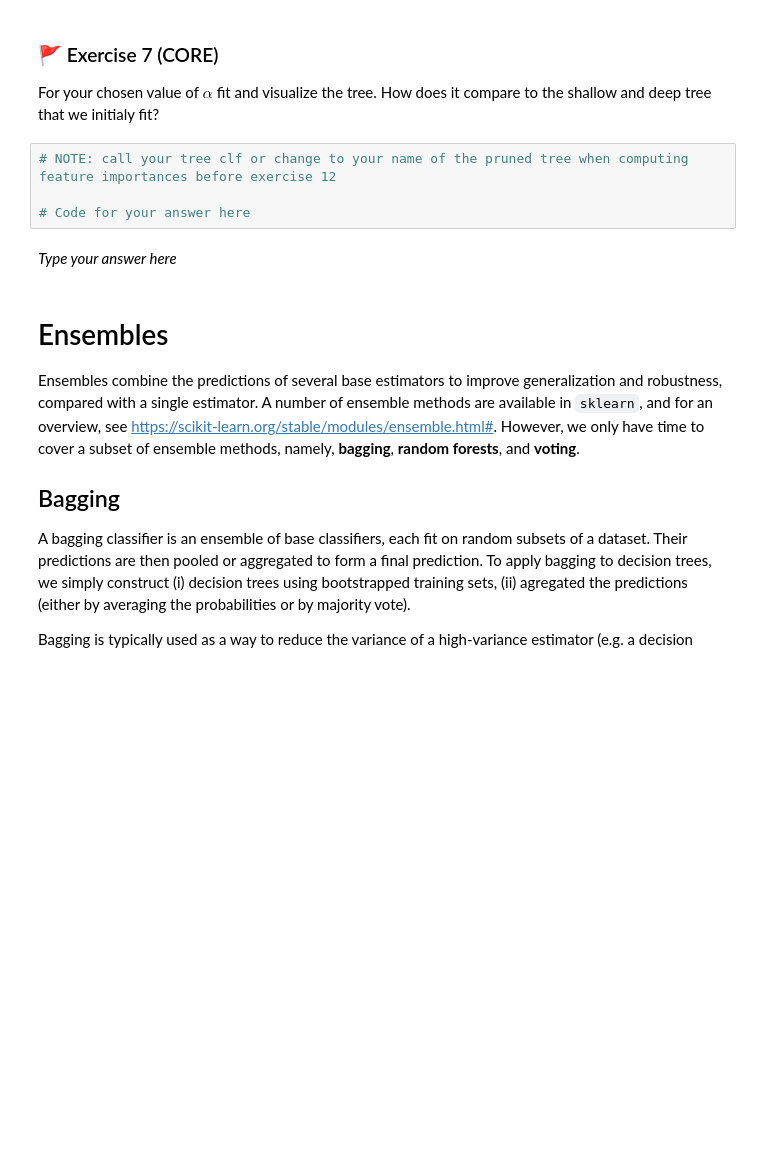
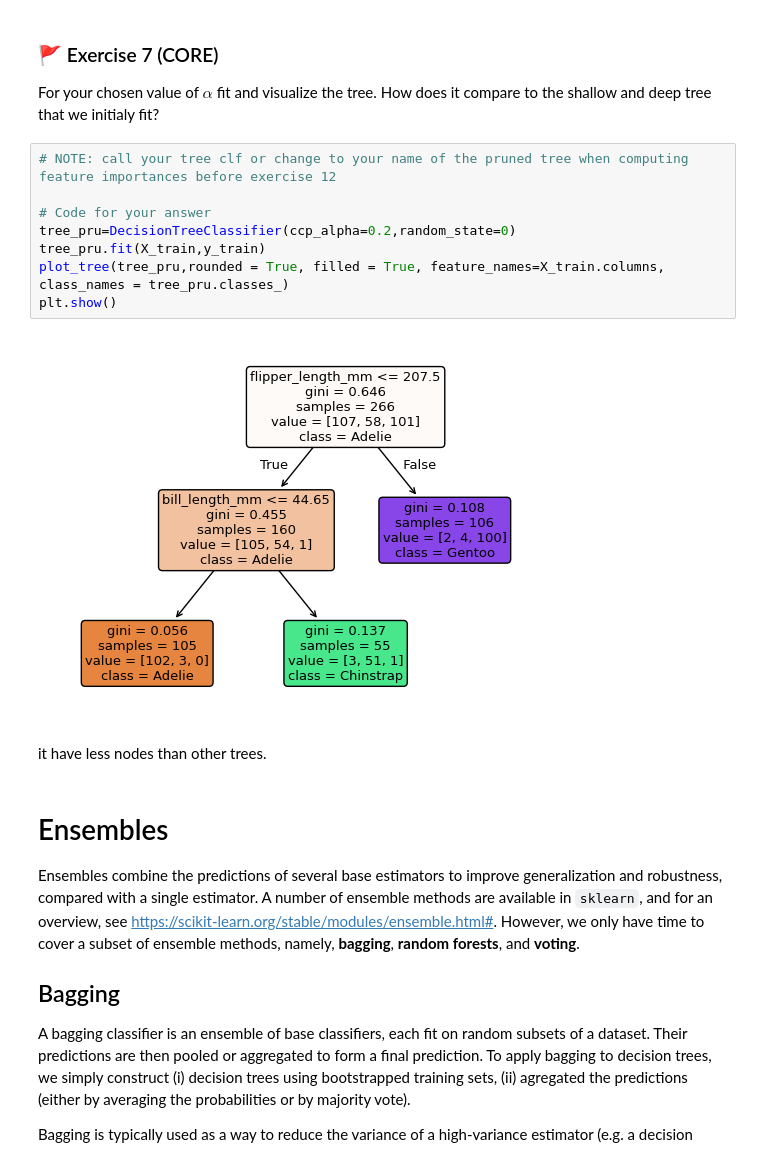
Before and after one commit to s2777427/MLP_2026_week08, a Jupyter notebook: mlp_week08.ipynb, the cells around one changed output. Drawn from its saved outputs; the diff is of its cells as text; blank space fills up the shorter version.

```diff
--- a/mlp_week08.ipynb
+++ b/mlp_week08.ipynb
@@ -399,9 +417,15 @@ For your chosen value of $\alpha$ fit and visualize the tree. How does it compar
 # %%
 # NOTE: call your tree clf or change to your name of the pruned tree when computing feature importances before exercise 12
 
-# Code for your answer here
+# Code for your answer
+tree_pru=DecisionTreeClassifier(ccp_alpha=0.2,random_state=0)
+tree_pru.fit(X_train,y_train)
+plot_tree(tree_pru,rounded = True, filled = True, feature_names=X_train.columns, class_names = tree_pru.classes_)
+plt.show()
+# %% [output]
+[figure, added]
-# %% [markdown]
-_Type your answer here_
+# %% [markdown]
+it have less nodes than other trees.
 # %% [markdown]
 # Ensembles <a id='majVot'></a>
 
```
Also changed, not shown: parts of 30 cells of this notebook.
